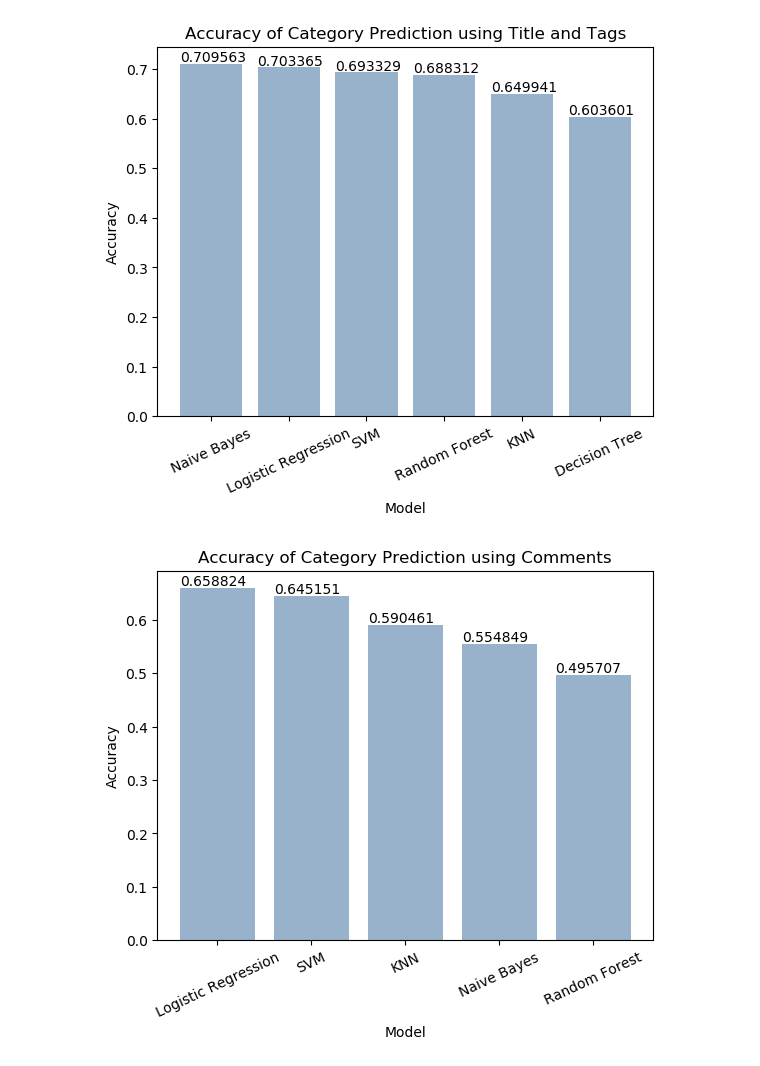
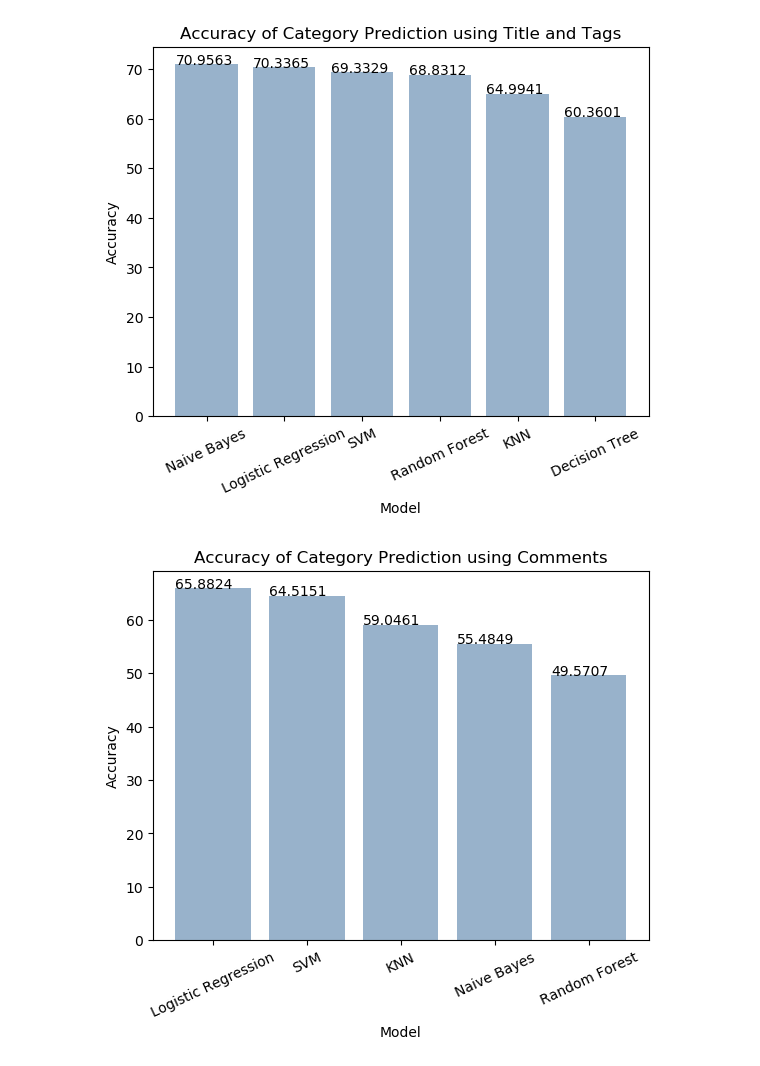
Before and after one commit to nwwnw-dam/Youtube-Data-Analysis, a Jupyter notebook: Accuracy visualisation.ipynb, the cells around one changed output. Saved outputs shown, nothing was run; the diff lists cells and outputs as text; code cells hidden in the pictures.

```diff
--- a/Accuracy visualisation.ipynb
+++ b/Accuracy visualisation.ipynb
@@ -1,23 +1,23 @@
 # %%
 import matplotlib.pyplot as plt; plt.rcdefaults()
 import numpy as np
 import matplotlib.pyplot as plt
 
 objects = ('Naive Bayes','Logistic Regression','SVM','Random Forest','KNN', 'Decision Tree', )
 y_pos = np.arange(len(objects))
-performance = [0.709563, 0.703365,0.693329,0.688312,0.649941,0.603601,]
+performance = [70.9563, 70.3365,69.3329,68.8312,64.9941,60.3601]
 
 bars =plt.bar(y_pos, performance, align='center', alpha=0.5,color=(0.2, 0.4, 0.6, 0.6))
 plt.xticks(y_pos, objects, rotation=25)
 plt.ylabel('Accuracy')
 plt.xlabel('Model')
 plt.title('Accuracy of Category Prediction using Title and Tags')
 for bar in bars:
     yval = bar.get_height()
     plt.text(bar.get_x(), yval + .005, yval)
 plt.show()
 # %% [output]
-[figure, old version]
+[figure, new version]
 # %%
 import matplotlib.pyplot as plt; plt.rcdefaults()
 import numpy as np
@@ -25,7 +25,7 @@ import matplotlib.pyplot as plt
 
 objects = ('Logistic Regression','SVM','KNN','Naive Bayes','Random Forest' )
 y_pos = np.arange(len(objects))
-performance = [0.658824,0.645151,0.590461,0.554849,0.495707]
+performance = [65.8824,64.5151,59.0461,55.4849,49.5707]
 
 bars =plt.bar(y_pos, performance, align='center', alpha=0.5,color=(0.2, 0.4, 0.6, 0.6))
 plt.xticks(y_pos, objects, rotation=25)
@@ -37,4 +37,4 @@ for bar in bars:
     plt.text(bar.get_x(), yval + .005, yval)
 plt.show()
 # %% [output]
-[figure, old version]
+[figure, new version]
```
